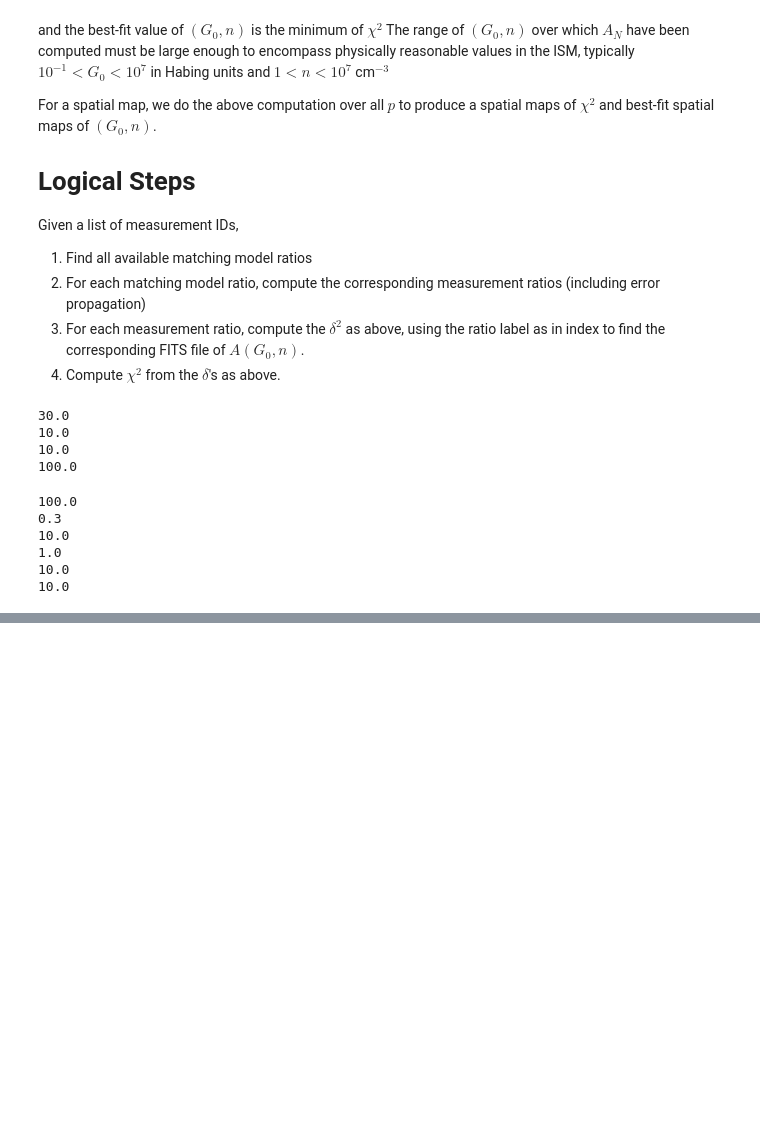
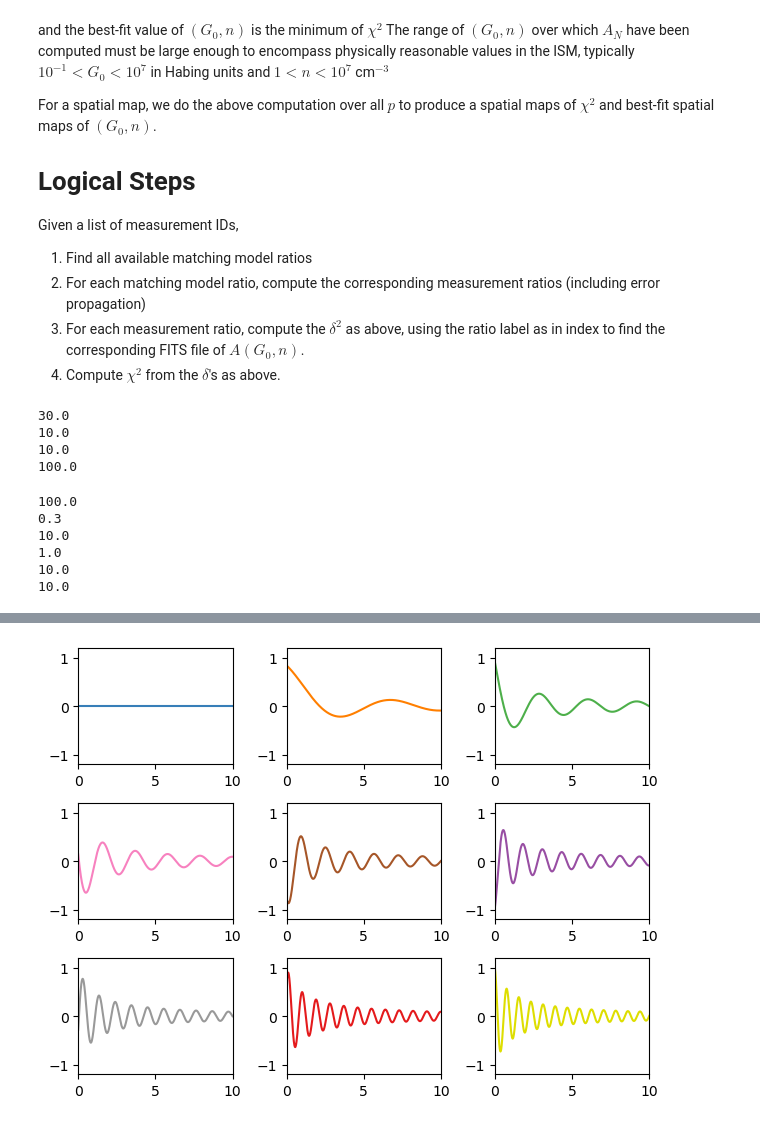
Before and after one commit to mpound/pdrttest, a Jupyter notebook: compute chisq.ipynb, the cells around one changed output, grey strips where cells are left out. Saved outputs shown, nothing was run; the diff lists cells and outputs as text; code cells hidden in the pictures; blank space fills up the shorter version.

```diff
--- a/compute chisq.ipynb
+++ b/compute chisq.ipynb
@@ -797,3 +826,16 @@ gc.show_colorscale(cmap='plasma',vmin=tt.data.min(), vmax=tt.data.max(),stretch=
 #gc.axis_labels.set_xtext('Log(n) [cm$^{-3}$] ')
 #gc.add_colorbar()
 #gc.show_contour(colors='white',levels=[tt.data.min()*2,tt.data.min()*6,tt.data.min()*12,tt.data.min()*18])
+# %%
+colors = ['#377eb8', '#ff7f00', '#4daf4a',
+          '#f781bf', '#a65628', '#984ea3',
+          '#999999', '#e41a1c', '#dede00']
+x = np.linspace(0, 10, 1000)
+for j in range(len(colors)):
+    plt.subplot(3, 3, j+1)
+    plt.plot(x, np.sin(j*(x+1))/(x+1), color=colors[j])
+    plt.axis((0, 10, -1.2, 1.2))
+
+plt.tight_layout()
+# %% [output]
+[figure, added]
```
Also changed, not shown: parts of 13 cells of this notebook.
